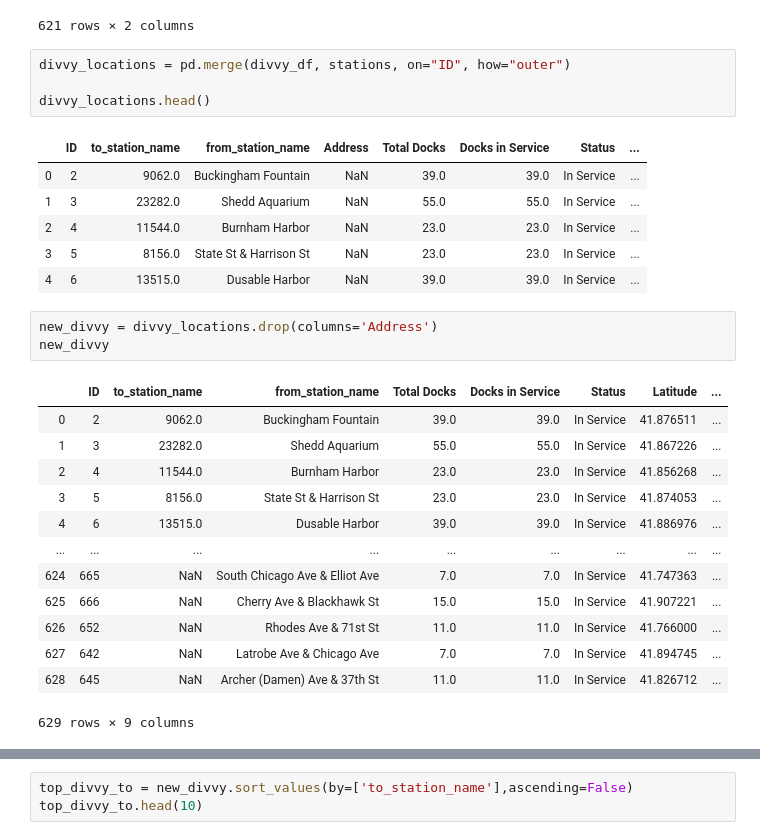
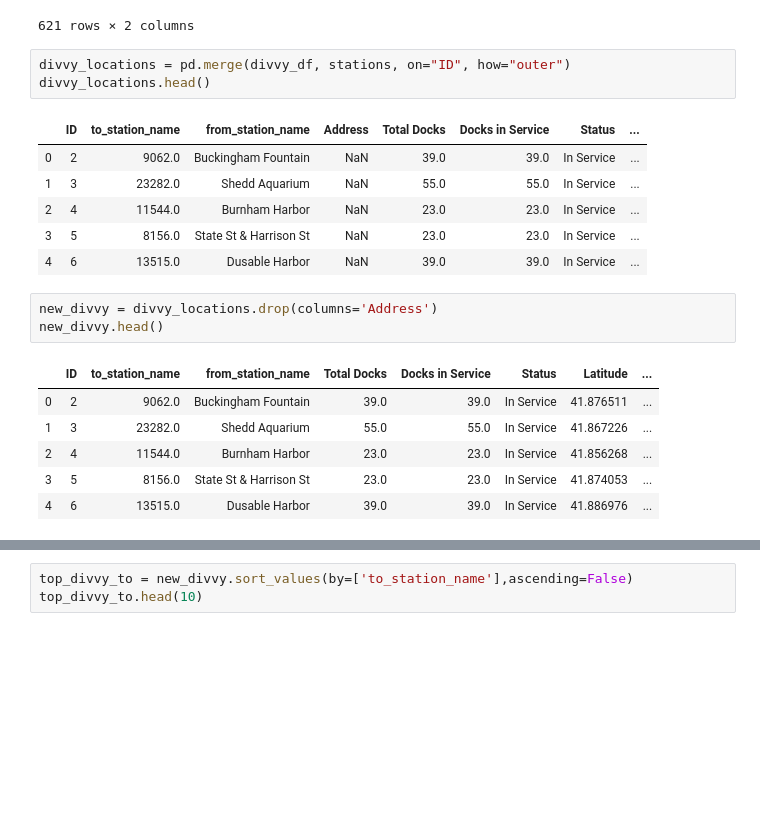
Before and after one commit to AlejandraRosa/Divvy_Project, a Jupyter notebook: Divvy_main.ipynb, the cells around one changed output, grey strips where cells are left out. Cells and saved outputs as stored; diff of their text form; blank space fills up the shorter version.

```diff
--- a/Divvy_main.ipynb
+++ b/Divvy_main.ipynb
@@ -328,7 +384,6 @@ divvy_df
 621 rows × 2 columns
 # %%
 divvy_locations = pd.merge(divvy_df, stations, on="ID", how="outer")
-
 divvy_locations.head()
 # %% [output]
 |  | ID | to_station_name | from_station_name | Address | Total Docks | Docks in Service | Status | ... |
@@ -339,20 +394,13 @@ divvy_locations.head()
 | 4 | 6 | 13515.0 | Dusable Harbor | NaN | 39.0 | 39.0 | In Service | ... |
 # %%
 new_divvy = divvy_locations.drop(columns='Address')
-new_divvy
+new_divvy.head()
 # %% [output]
 |  | ID | to_station_name | from_station_name | Total Docks | Docks in Service | Status | Latitude | ... |
 | 0 | 2 | 9062.0 | Buckingham Fountain | 39.0 | 39.0 | In Service | 41.876511 | ... |
 | 1 | 3 | 23282.0 | Shedd Aquarium | 55.0 | 55.0 | In Service | 41.867226 | ... |
 | 2 | 4 | 11544.0 | Burnham Harbor | 23.0 | 23.0 | In Service | 41.856268 | ... |
 | 3 | 5 | 8156.0 | State St & Harrison St | 23.0 | 23.0 | In Service | 41.874053 | ... |
 | 4 | 6 | 13515.0 | Dusable Harbor | 39.0 | 39.0 | In Service | 41.886976 | ... |
-| ... | ... | ... | ... | ... | ... | ... | ... | ... |
-| 624 | 665 | NaN | South Chicago Ave & Elliot Ave | 7.0 | 7.0 | In Service | 41.747363 | ... |
-| 625 | 666 | NaN | Cherry Ave & Blackhawk St | 15.0 | 15.0 | In Service | 41.907221 | ... |
-| 626 | 652 | NaN | Rhodes Ave & 71st St | 11.0 | 11.0 | In Service | 41.766000 | ... |
-| 627 | 642 | NaN | Latrobe Ave & Chicago Ave | 7.0 | 7.0 | In Service | 41.894745 | ... |
-| 628 | 645 | NaN | Archer (Damen) Ave & 37th St | 11.0 | 11.0 | In Service | 41.826712 | ... |
-629 rows × 9 columns
 # %%
 new_divvy = new_divvy.dropna()
```
Also changed, not shown: parts of 37 cells of this notebook, 3 other files.
